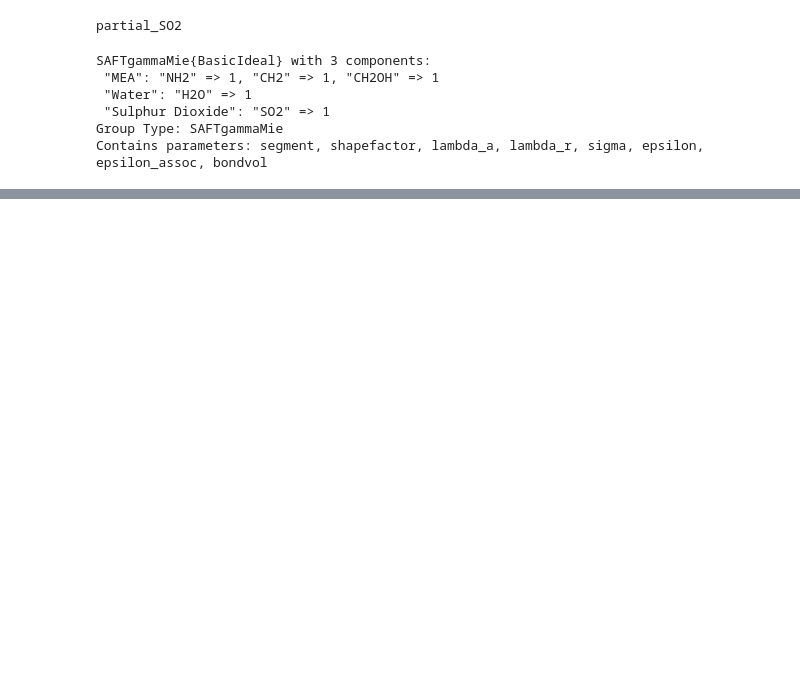
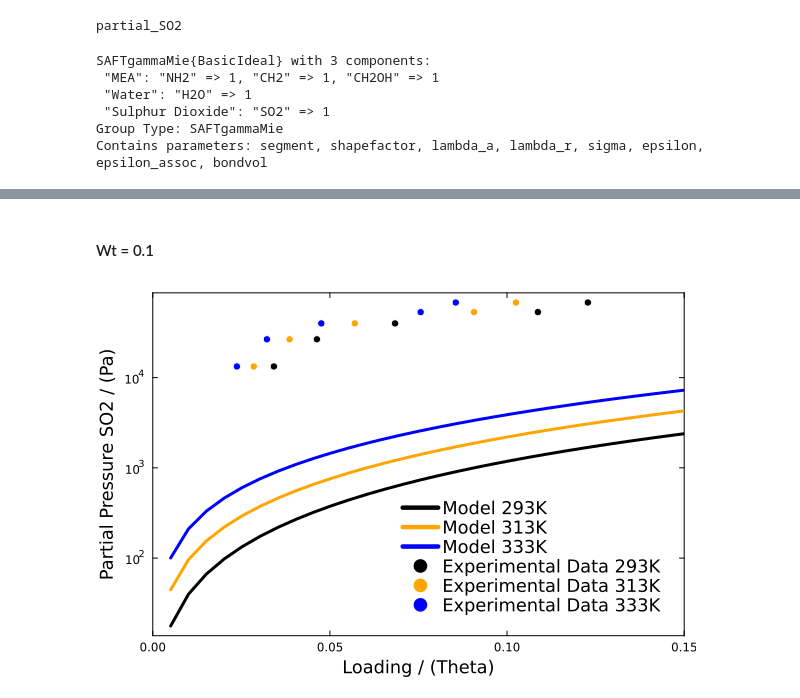
Before and after one commit to freddymartin03/Computational-Thermodynamics-4th-Year-project, a Jupyter notebook: Week 9/parameter_estimation_SO2.ipynb, the cells around one changed output, grey strips where cells are left out. Drawn from its saved outputs; the diff is of its cells as text; code cells hidden in the pictures; blank space fills up the shorter version.

```diff
--- a/Week 9/parameter_estimation_SO2.ipynb
+++ b/Week 9/parameter_estimation_SO2.ipynb
@@ -140,0 +182,14 @@ params
+# %%
+data1 = CSV.read("SO2_EXP_0.1wt.csv", DataFrame; header=false)
+data2 = CSV.read("SO2_EXP_0.2wt.csv", DataFrame; header=false)
+data3 = CSV.read("SO2_EXP_0.3wt.csv", DataFrame; header=false)
+data4 = CSV.read("SO2_EXP_0.4wt.csv", DataFrame; header=false)
+data5 = CSV.read("SO2_EXP_0.5wt.csv", DataFrame; header=false)
+
+data1 .= convert.(Float64, data1)
+data2 .= convert.(Float64, data2)
+data3 .= convert.(Float64, data3)
+data4 .= convert.(Float64, data4)
+data5 .= convert.(Float64, data5);
+
+#Data is in the order temp, partial pressure, wtMEA, Loading SO2
@@ -140,0 +336,54 @@ params
+# %% [markdown]
+#### Wt = 0.1
+# %%
+plt = plot(grid = :off,
+           framestyle = :box,
+           foreground_color_legend = nothing,
+           yaxis =:log,
+           legend =:bottomright,
+           legend_font = font(12),
+           xlims = (0, 0.15))
+
+plot!(plt, loadfil, partial1T1,
+      color = "black",
+      line = (:path, 3),
+      label = "Model 293K")
+
+plot!(plt, loadfil, partial1T2,
+      color = "orange",
+      line = (:path, 3),
+      label = "Model 313K")
+
+plot!(plt, loadfil, partial1T3,
+      color = "blue",
+      line = (:path, 3),
+      label = "Model 333K")
+
+plot!(plt, data1[1:5,4], data1[1:5, 2],
+      seriestype = :scatter,
+      color = "black",
+      markerstrokecolor = "white",
+      line = (:scatter, 0.4),
+      label = "Experimental Data 293K")
+
+plot!(plt, data1[6:10,4], data1[6:10, 2],
+      seriestype = :scatter,
+      color = "orange",
+      markerstrokecolor = "white",
+      line = (:scatter, 0.4),
+      label = "Experimental Data 313K")
+
+plot!(plt, data1[11:15,4], data1[11:15, 2],
+      seriestype = :scatter,
+      color = "blue",
+      markerstrokecolor = "white",
+      line = (:scatter, 0.4),
+      label = "Experimental Data 333K")
+
+
+xlabel!(plt, "Loading / (Theta)", xguidefontsize = 12)
+ylabel!(plt, "Partial Pressure SO2 / (Pa)", yguidefontsize = 12)
+
+#savefig(plt, "Loading_T2")
+# %% [output]
+[figure, added]
```
Also changed, not shown: parts of 19 cells of this notebook, 1 other file.
